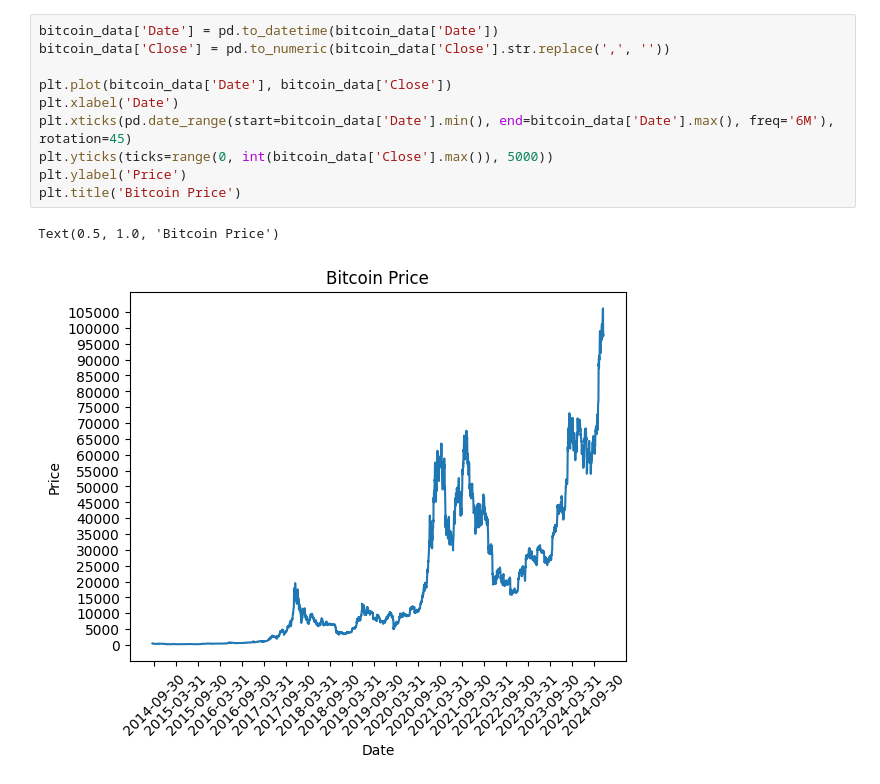
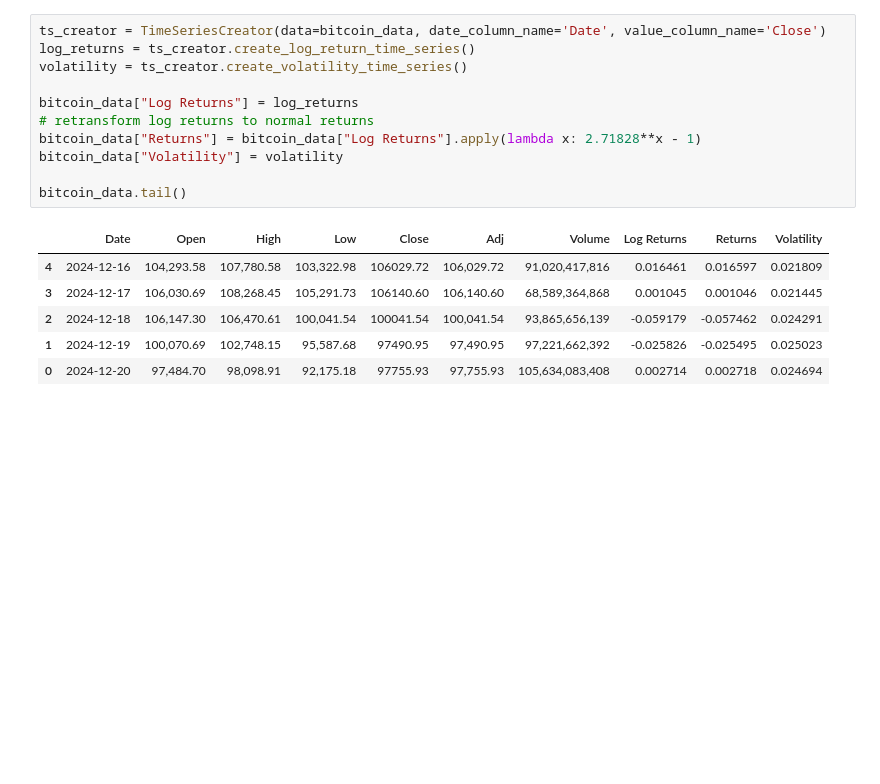
Before and after one commit to emmaebrl/crypto-volatility-lab, a Jupyter notebook: sandbox/explo_time_series.ipynb, the cells around one changed output. Cells and saved outputs as stored; diff of their text form; blank space fills up the shorter version.

```diff
--- a/sandbox/explo_time_series.ipynb
+++ b/sandbox/explo_time_series.ipynb
@@ -23,13 +19,18 @@ Index(['Date', 'Open', 'High', 'Low', 'Close', 'Adj', 'Volume'], dtype='object')
-# %%
-bitcoin_data['Date'] = pd.to_datetime(bitcoin_data['Date'])
-bitcoin_data['Close'] = pd.to_numeric(bitcoin_data['Close'].str.replace(',', ''))
-
-plt.plot(bitcoin_data['Date'], bitcoin_data['Close'])
-plt.xlabel('Date')
-plt.xticks(pd.date_range(start=bitcoin_data['Date'].min(), end=bitcoin_data['Date'].max(), freq='6M'), rotation=45)
-plt.yticks(ticks=range(0, int(bitcoin_data['Close'].max()), 5000))
-plt.ylabel('Price')
-plt.title('Bitcoin Price')
-# %% [output]
-Text(0.5, 1.0, 'Bitcoin Price')
-[figure, removed]
+# %%
+ts_creator = TimeSeriesCreator(data=bitcoin_data, date_column_name='Date', value_column_name='Close')
+log_returns = ts_creator.create_log_return_time_series()
+volatility = ts_creator.create_volatility_time_series()
+
+bitcoin_data["Log Returns"] = log_returns
+# retransform log returns to normal returns
+bitcoin_data["Returns"] = bitcoin_data["Log Returns"].apply(lambda x: 2.71828**x - 1)
+bitcoin_data["Volatility"] = volatility
+
+bitcoin_data.tail()
+# %% [output]
+|  | Date | Open | High | Low | Close | Adj | Volume | Log Returns | Returns | Volatility |
+| 4 | 2024-12-16 | 104,293.58 | 107,780.58 | 103,322.98 | 106029.72 | 106,029.72 | 91,020,417,816 | 0.016461 | 0.016597 | 0.021809 |
+| 3 | 2024-12-17 | 106,030.69 | 108,268.45 | 105,291.73 | 106140.60 | 106,140.60 | 68,589,364,868 | 0.001045 | 0.001046 | 0.021445 |
+| 2 | 2024-12-18 | 106,147.30 | 106,470.61 | 100,041.54 | 100041.54 | 100,041.54 | 93,865,656,139 | -0.059179 | -0.057462 | 0.024291 |
+| 1 | 2024-12-19 | 100,070.69 | 102,748.15 | 95,587.68 | 97490.95 | 97,490.95 | 97,221,662,392 | -0.025826 | -0.025495 | 0.025023 |
+| 0 | 2024-12-20 | 97,484.70 | 98,098.91 | 92,175.18 | 97755.93 | 97,755.93 | 105,634,083,408 | 0.002714 | 0.002718 | 0.024694 |
```
Also changed, not shown: parts of 5 cells of this notebook, 3 other files.
